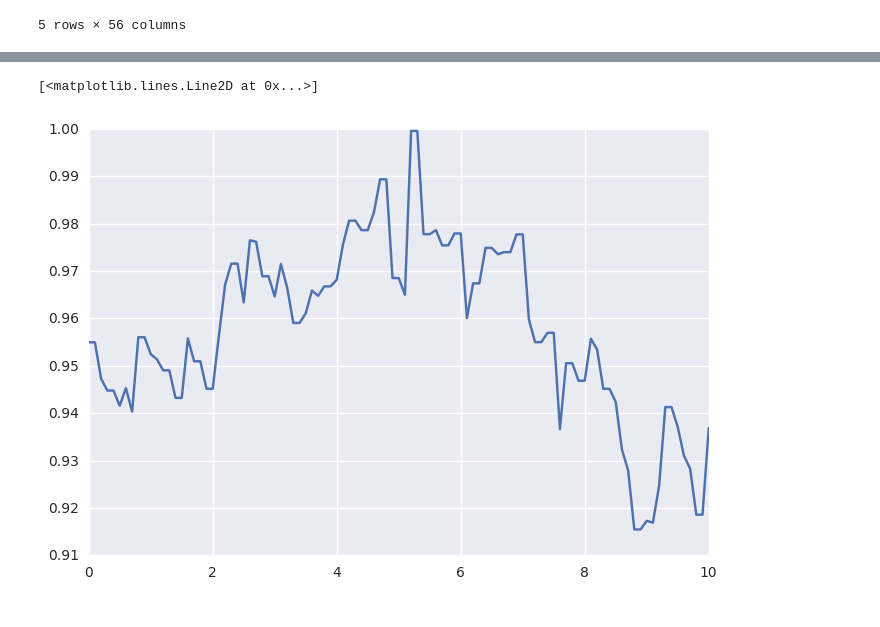
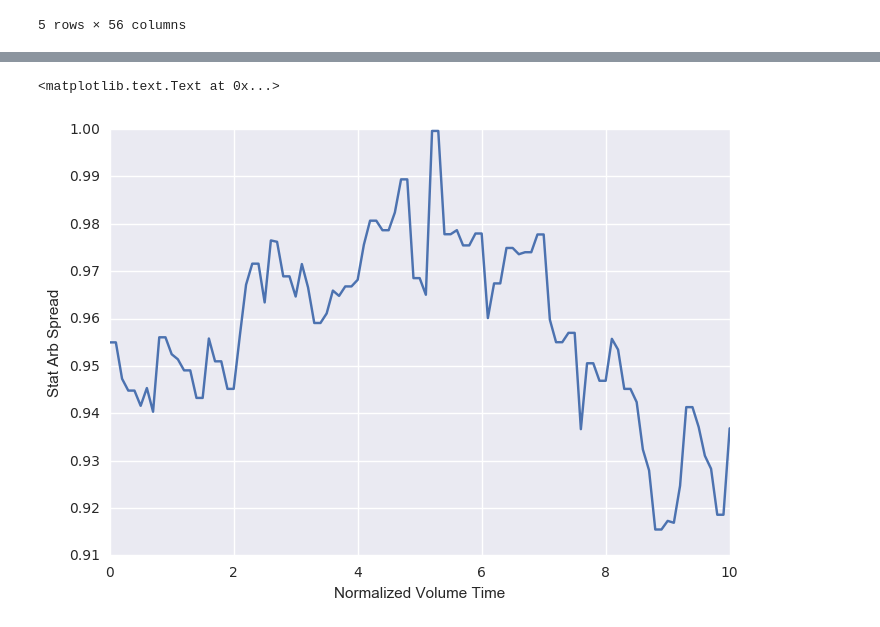
Before and after one commit to dancardella/K2-Curriculum, a Jupyter notebook: CURRICULUM/Regression/Regression_Project.ipynb, the cells around one changed output, grey strips where cells are left out. Drawn from its saved outputs; the diff is of its cells as text; code cells hidden in the pictures.

```diff
--- a/CURRICULUM/Regression/Regression_Project.ipynb
+++ b/CURRICULUM/Regression/Regression_Project.ipynb
@@ -57,8 +63,6 @@ fundamentals = pd.read_csv("Regression_Project_Fundamental_Factors.csv")
 
 fundamentals.index = fundamentals['Company']
 del(fundamentals['Company'])
-dpdr = stats_combined['Day_Prior_Deal_Ratio']
-fundamentals['pricing_ratio'] = dpdr
 # %%
 db = sqlite3.connect("prices_csv.sqlite")
 fundamentals.to_sql('fundamentals', db)
@@ -344,5 +255,9 @@ spread_ratios_masked.head()
 # %%
 plt.plot(spread_ratios.mean(axis=1))
+plt.xlabel("Normalized Volume Time")
+plt.ylabel("Stat Arb Spread")
+
+#plt.savefig("Mean_Spread_Ratio.png")
 # %% [output]
-[<matplotlib.lines.Line2D at 0x...>]
+<matplotlib.text.Text at 0x...>
-[figure, old version]
+[figure, new version]
```
Also changed, not shown: parts of 36 cells of this notebook.
